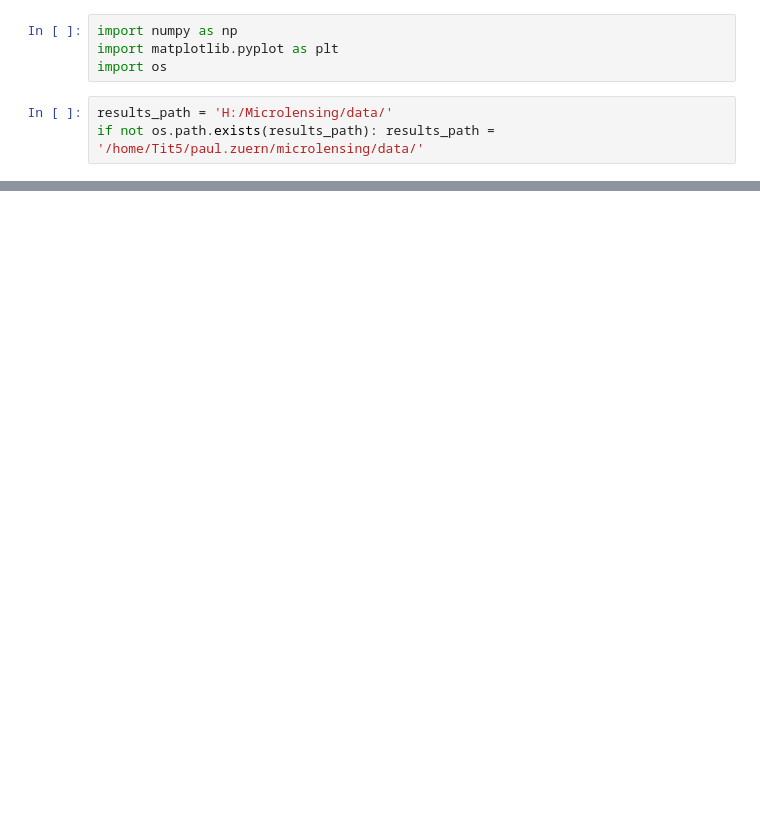
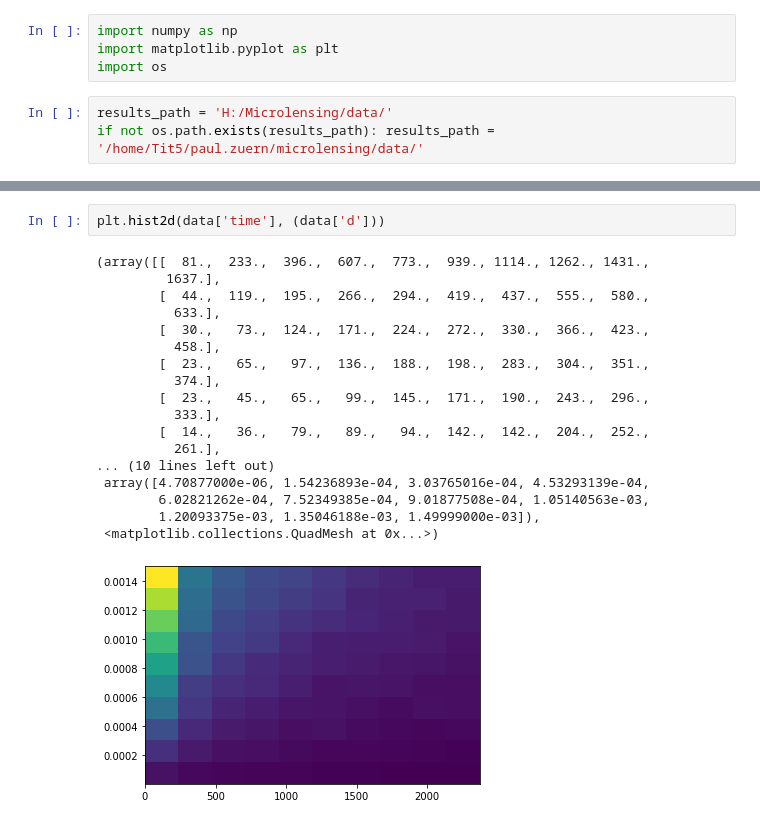
Before and after one commit to Paulemaule/microlensing, a Jupyter notebook: analyse.ipynb, the cells around one changed output, grey strips where cells are left out. Cells and saved outputs as stored; diff of their text form; blank space fills up the shorter version.

```diff
--- a/analyse.ipynb
+++ b/analyse.ipynb
@@ -42,0 +66,21 @@ plt.scatter(data[0], dist)
+# %%
+plt.hist2d(data['time'], (data['d']))
+# %% [output]
+(array([[  81.,  233.,  396.,  607.,  773.,  939., 1114., 1262., 1431.,
+         1637.],
+        [  44.,  119.,  195.,  266.,  294.,  419.,  437.,  555.,  580.,
+          633.],
+        [  30.,   73.,  124.,  171.,  224.,  272.,  330.,  366.,  423.,
+          458.],
+        [  23.,   65.,   97.,  136.,  188.,  198.,  283.,  304.,  351.,
+          374.],
+        [  23.,   45.,   65.,   99.,  145.,  171.,  190.,  243.,  296.,
+          333.],
+        [  14.,   36.,   79.,   89.,   94.,  142.,  142.,  204.,  252.,
+          261.],
+... (10 lines left out)
+ array([4.70877000e-06, 1.54236893e-04, 3.03765016e-04, 4.53293139e-04,
+        6.02821262e-04, 7.52349385e-04, 9.01877508e-04, 1.05140563e-03,
+        1.20093375e-03, 1.35046188e-03, 1.49999000e-03]),
+ <matplotlib.collections.QuadMesh at 0x...>)
+[figure, added]
```
Also changed, not shown: parts of 12 cells of this notebook, 1 other file.
